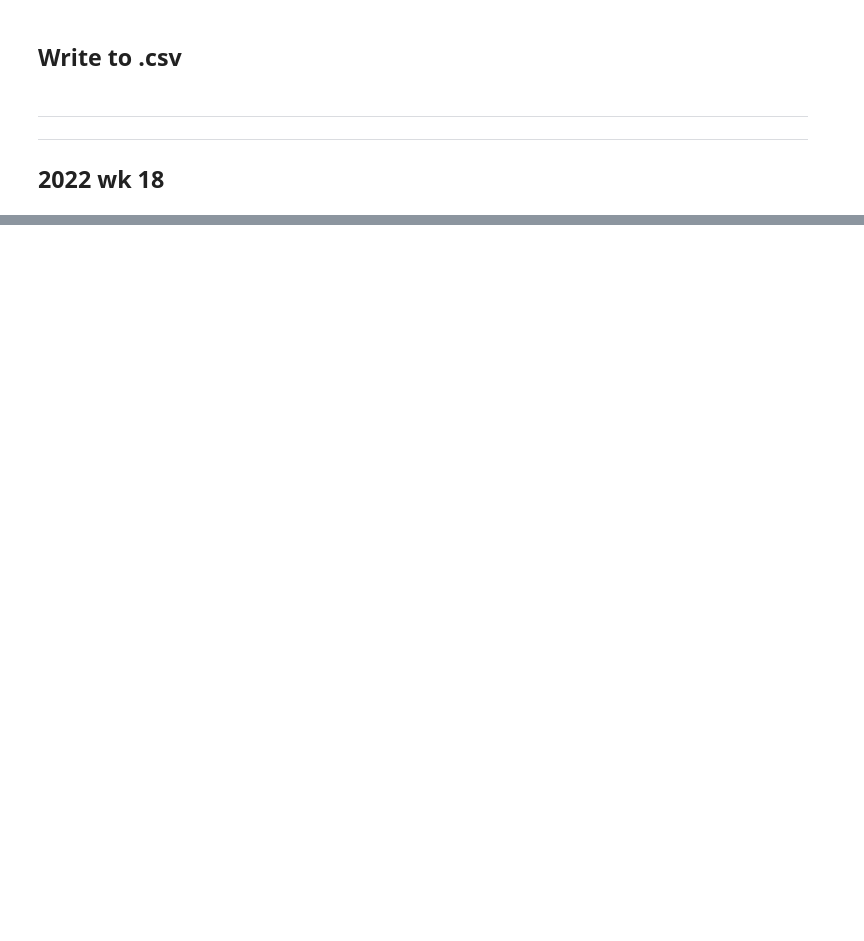
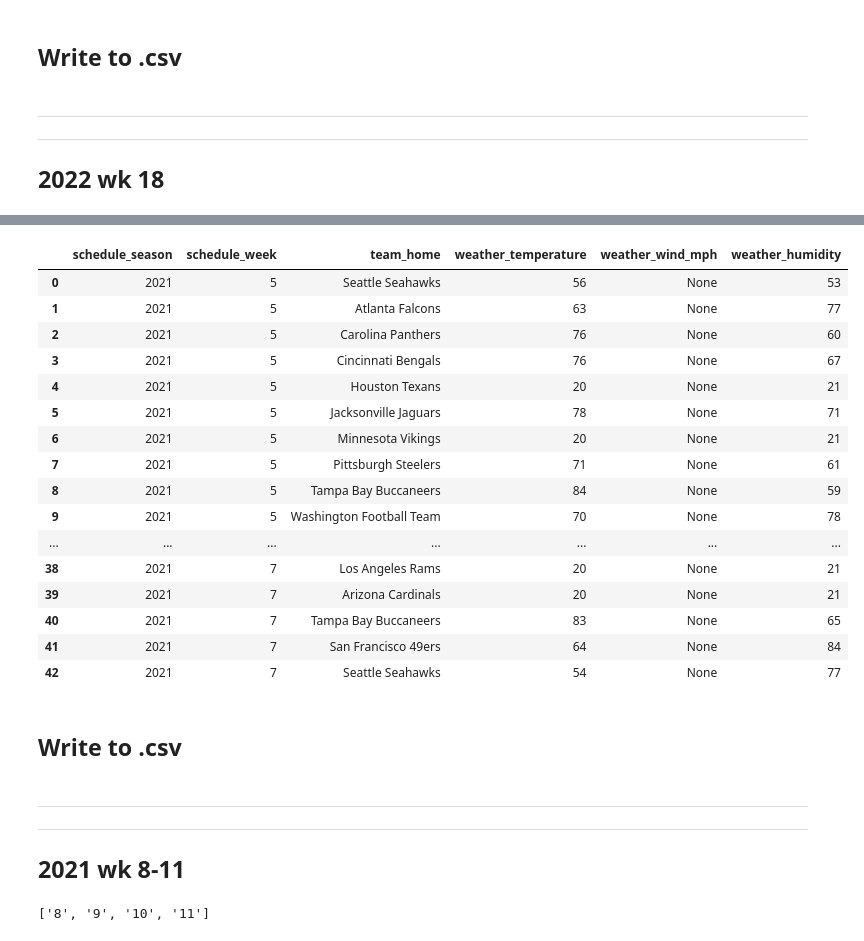
Before and after one commit to Project-Over-Under/Over_Under, a Jupyter notebook: ACQUIRE/acquire_r_function_test.ipynb, the cells around one changed output, grey strips where cells are left out. Drawn from its saved outputs; the diff is of its cells as text; code cells hidden in the pictures; blank space fills up the shorter version.

```diff
--- a/ACQUIRE/acquire_r_function_test.ipynb
+++ b/ACQUIRE/acquire_r_function_test.ipynb
@@ -263,0 +283,25 @@ df = ar.create_wx_df_mult('2022',weeks,s=210)
+# %%
+weeks = [str(i) for i in range(5,8)]
+df = ar.create_wx_df_mult('2021',weeks,s=180)
+# %%
+df
+# %% [output]
+|  | schedule_season | schedule_week | team_home | weather_temperature | weather_wind_mph | weather_humidity |
+| 0 | 2021 | 5 | Seattle Seahawks | 56 | None | 53 |
+| 1 | 2021 | 5 | Atlanta Falcons | 63 | None | 77 |
+| 2 | 2021 | 5 | Carolina Panthers | 76 | None | 60 |
+| 3 | 2021 | 5 | Cincinnati Bengals | 76 | None | 67 |
+| 4 | 2021 | 5 | Houston Texans | 20 | None | 21 |
+| 5 | 2021 | 5 | Jacksonville Jaguars | 78 | None | 71 |
+| 6 | 2021 | 5 | Minnesota Vikings | 20 | None | 21 |
+| 7 | 2021 | 5 | Pittsburgh Steelers | 71 | None | 61 |
+| 8 | 2021 | 5 | Tampa Bay Buccaneers | 84 | None | 59 |
+| 9 | 2021 | 5 | Washington Football Team | 70 | None | 78 |
+| ... | ... | ... | ... | ... | ... | ... |
+| 38 | 2021 | 7 | Los Angeles Rams | 20 | None | 21 |
+| 39 | 2021 | 7 | Arizona Cardinals | 20 | None | 21 |
+| 40 | 2021 | 7 | Tampa Bay Buccaneers | 83 | None | 65 |
+| 41 | 2021 | 7 | San Francisco 49ers | 64 | None | 84 |
+| 42 | 2021 | 7 | Seattle Seahawks | 54 | None | 77 |
+# %% [markdown]
+## Write to .csv
@@ -263,0 +310,9 @@ df = ar.create_wx_df_mult('2022',weeks,s=210)
+# %% [markdown]
+---
+---
+## 2021 wk 8-11
+# %%
+wk = [str(i) for i in range(8,12)]
+wk
+# %% [output]
+['8', '9', '10', '11']
```
Also changed, not shown: parts of 35 cells of this notebook, 2 other files.
